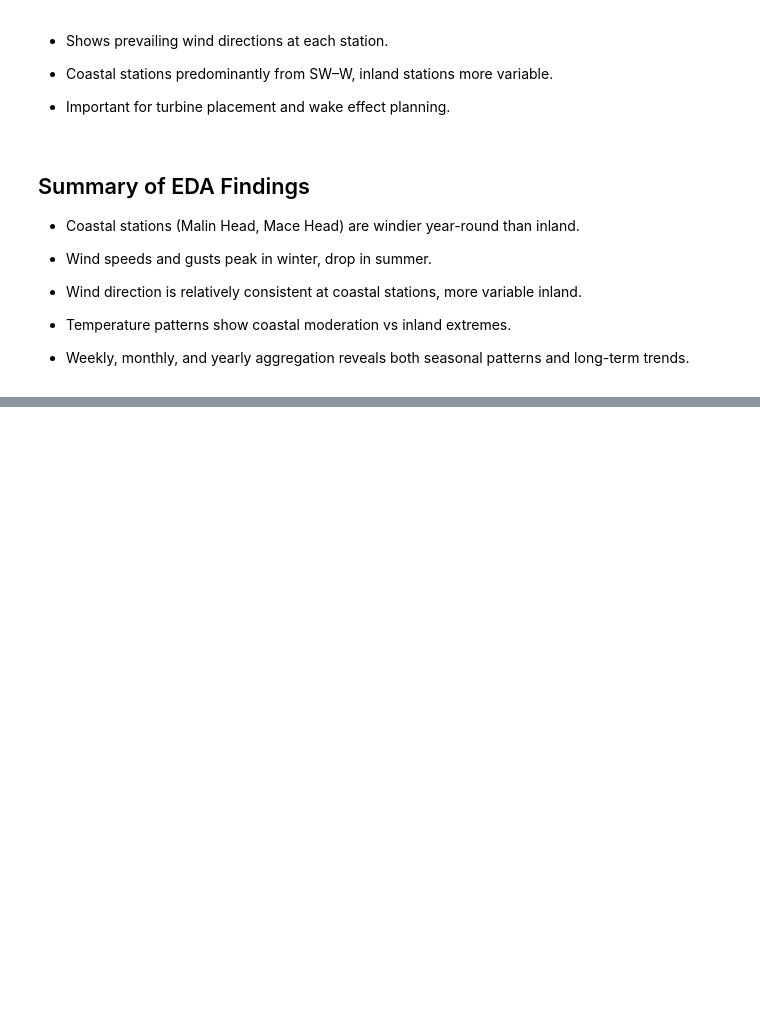
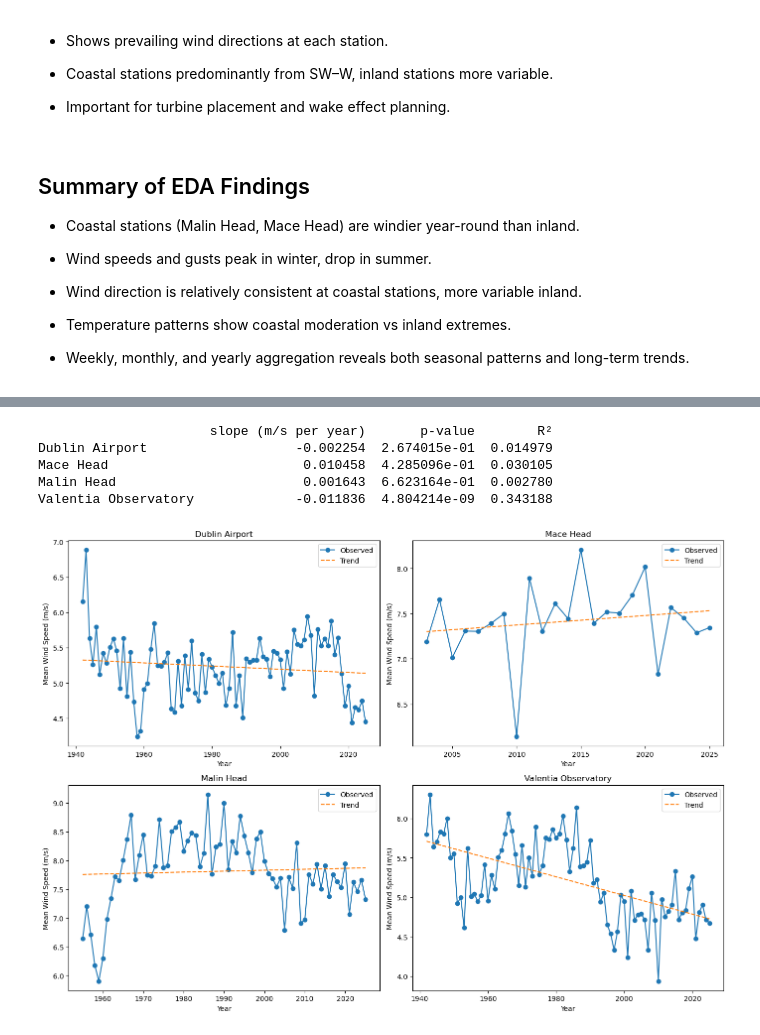
Before and after one commit to fin81985/PFDA-Project, a Jupyter notebook: wind_analysis.ipynb, the cells around one changed output, grey strips where cells are left out. Cells and saved outputs as stored; diff of their text form; code cells hidden in the pictures; blank space fills up the shorter version.

Commit message:
more analysis

```diff
--- a/wind_analysis.ipynb
+++ b/wind_analysis.ipynb
@@ -465,0 +596,49 @@ plt.show()
+# %%
+# Trend analysis of yearly mean wind speeds
+
+trend_results = {}
+
+for station in yearly_wind.index:
+    y = yearly_wind.loc[station].dropna()
+    x = y.index.values
+
+    slope, intercept, r_value, p_value, std_err = linregress(x, y.values)
+
+    trend_results[station] = {
+        'slope (m/s per year)': slope,
+        'p-value': p_value,
+        'R²': r_value**2
+    }
+
+trend_df = pd.DataFrame(trend_results).T
+print(trend_df)
+# %% [output]
+                      slope (m/s per year)       p-value        R²
+Dublin Airport                   -0.002254  2.674015e-01  0.014979
+Mace Head                         0.010458  4.285096e-01  0.030105
+Malin Head                        0.001643  6.623164e-01  0.002780
+Valentia Observatory             -0.011836  4.804214e-09  0.343188
+# %%
+# Plot yearly mean wind speeds with trend lines
+
+fig, axes = plt.subplots(2, 2, figsize=(14, 10))
+axes = axes.flatten()
+
+for i, station in enumerate(yearly_wind.index):
+    y = yearly_wind.loc[station].dropna()
+    x = y.index.values
+
+    slope, intercept, _, _, _ = linregress(x, y.values)
+
+    axes[i].plot(x, y.values, marker='o', label='Observed')
+    axes[i].plot(x, intercept + slope * x, linestyle='--', label='Trend')
+
+    axes[i].set_title(station)
+    axes[i].set_xlabel('Year')
+    axes[i].set_ylabel('Mean Wind Speed (m/s)')
+    axes[i].legend()
+
+plt.tight_layout()
+plt.show()
+# %% [output]
+[figure, added]
```
Also changed, not shown: parts of 20 cells of this notebook.
